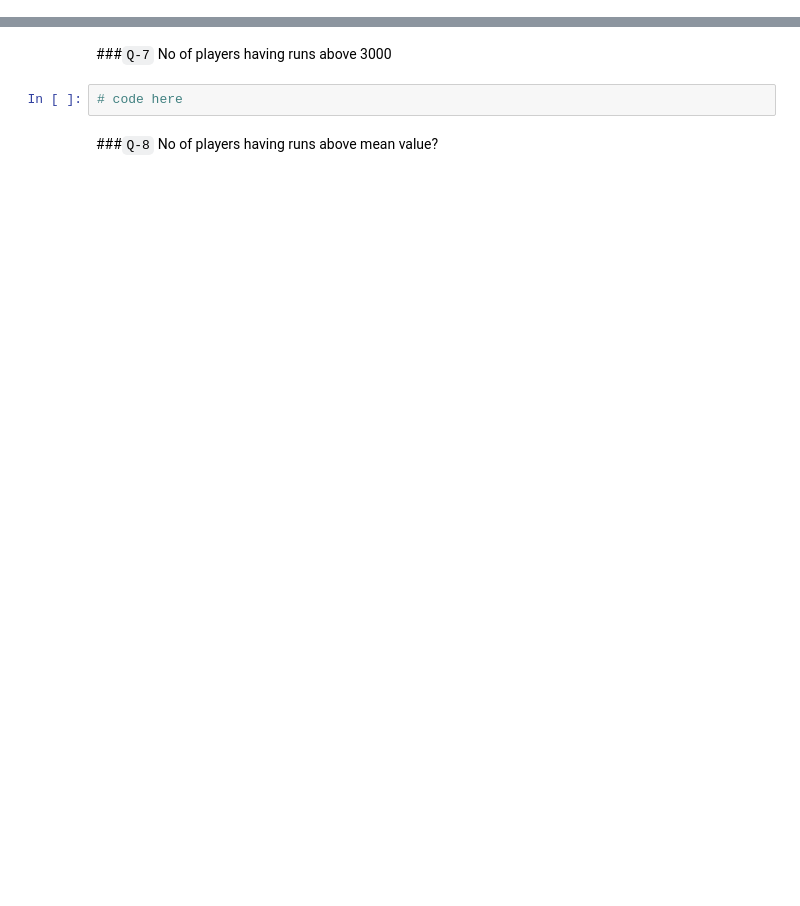
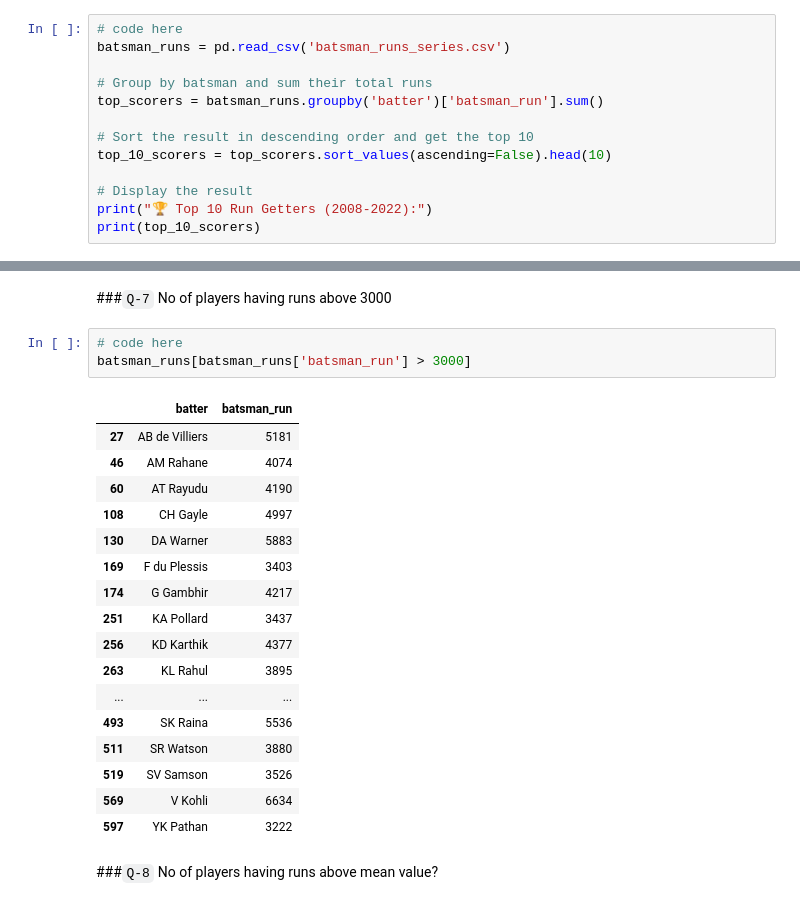
Before and after one commit to uzairkbrr/University, a Jupyter notebook: Python/07_Pandas/Series/Tasks/series-tasks.ipynb, the cells around one changed output, grey strips where cells are left out. Cells and saved outputs as stored; diff of their text form; blank space fills up the shorter version.

Commit message:
Done: Series tasks

```diff
--- a/Python/07_Pandas/Series/Tasks/series-tasks.ipynb
+++ b/Python/07_Pandas/Series/Tasks/series-tasks.ipynb
@@ -31,0 +137,13 @@ Below questions are based on this data.
+# %%
+# code here
+batsman_runs = pd.read_csv('batsman_runs_series.csv')
+
+# Group by batsman and sum their total runs
+top_scorers = batsman_runs.groupby('batter')['batsman_run'].sum()
+
+# Sort the result in descending order and get the top 10
+top_10_scorers = top_scorers.sort_values(ascending=False).head(10)
+
+# Display the result
+print("🏆 Top 10 Run Getters (2008-2022):")
+print(top_10_scorers)
@@ -33,6 +165,25 @@ Below questions are based on this data.
 ###`Q-7` No of players having runs above 3000
 # %%
 # code here
+batsman_runs[batsman_runs['batsman_run'] > 3000]
+# %% [output]
+|  | batter | batsman_run |
+| 27 | AB de Villiers | 5181 |
+| 46 | AM Rahane | 4074 |
+| 60 | AT Rayudu | 4190 |
+| 108 | CH Gayle | 4997 |
+| 130 | DA Warner | 5883 |
+| 169 | F du Plessis | 3403 |
+| 174 | G Gambhir | 4217 |
+| 251 | KA Pollard | 3437 |
+| 256 | KD Karthik | 4377 |
+| 263 | KL Rahul | 3895 |
+| ... | ... | ... |
+| 493 | SK Raina | 5536 |
+| 511 | SR Watson | 3880 |
+| 519 | SV Samson | 3526 |
+| 569 | V Kohli | 6634 |
+| 597 | YK Pathan | 3222 |
 # %% [markdown]
 ###`Q-8` No of players having runs above mean value?
 # %%
```
Also changed, not shown: parts of 17 cells of this notebook, 2 other files.
